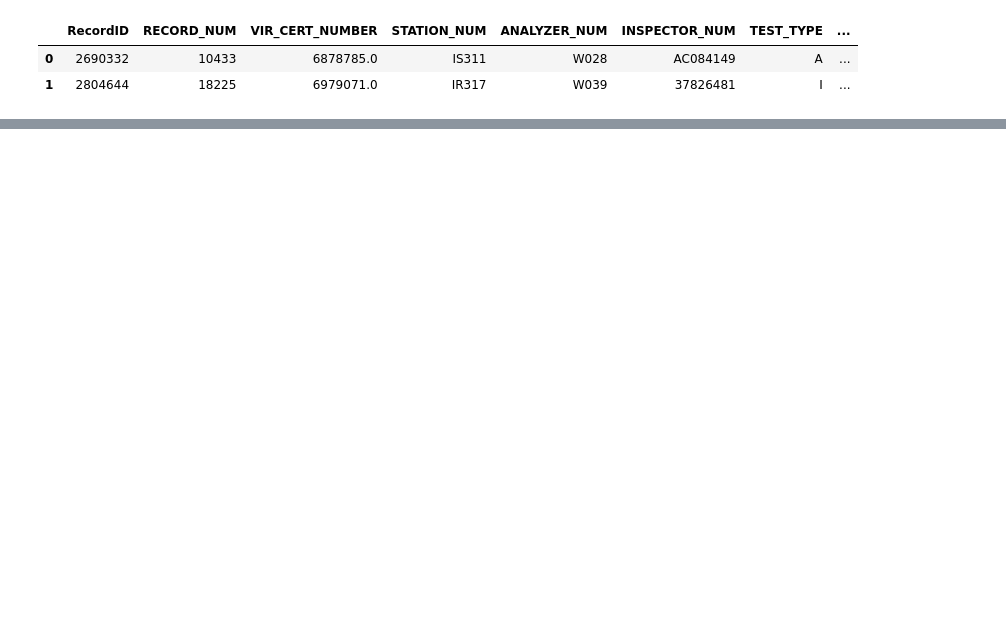
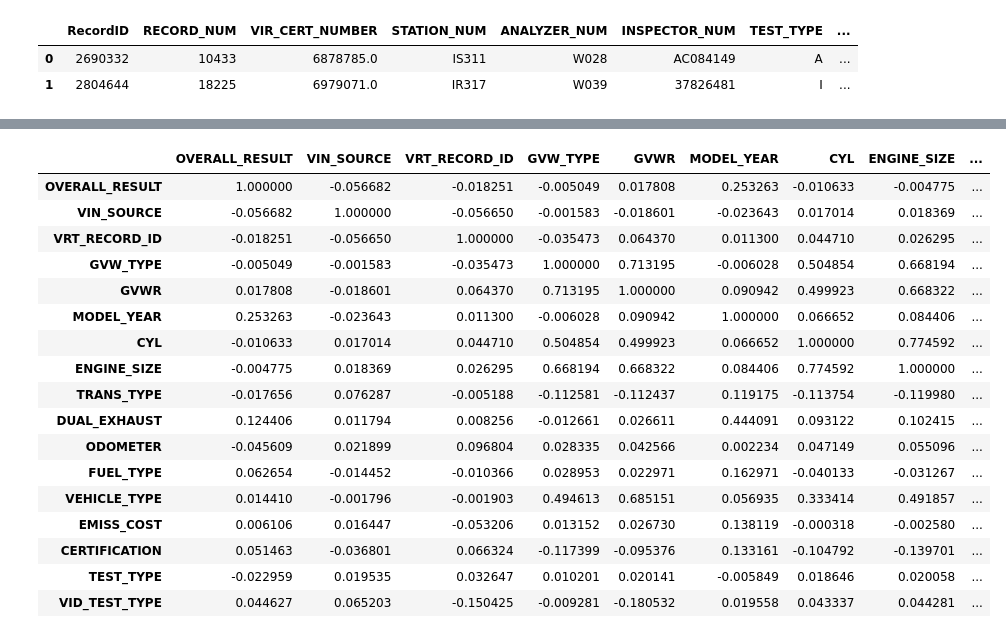
Before and after one commit to hanbo-e/wimlds_emissions, a Jupyter notebook: data_exploration_guli.ipynb, the cells around one changed output, grey strips where cells are left out. Saved outputs shown, nothing was run; the diff lists cells and outputs as text; code cells hidden in the pictures; blank space fills up the shorter version.

```diff
--- a/data_exploration_guli.ipynb
+++ b/data_exploration_guli.ipynb
@@ -28,0 +196,7 @@ print(cols[95:])
+# %%
+# add new column which has date but not hours of the day
+df['TEST_DATE'] = df['TEST_EDATE'].dt.date
+
+# keep the lastest record from the same date for each vehicle
+df = df.loc[df.groupby(['VIN', 'TEST_DATE'])['TEST_EDATE'].idxmax(),:].copy()
+df.shape
@@ -28,0 +326,22 @@ print(cols[95:])
+# %%
+# check correlations between columns
+df.corr().style.background_gradient(axis=None, cmap='coolwarm')
+# %% [output]
+|  | OVERALL_RESULT | VIN_SOURCE | VRT_RECORD_ID | GVW_TYPE | GVWR | MODEL_YEAR | CYL | ENGINE_SIZE | ... |
+| OVERALL_RESULT | 1.000000 | -0.056682 | -0.018251 | -0.005049 | 0.017808 | 0.253263 | -0.010633 | -0.004775 | ... |
+| VIN_SOURCE | -0.056682 | 1.000000 | -0.056650 | -0.001583 | -0.018601 | -0.023643 | 0.017014 | 0.018369 | ... |
+| VRT_RECORD_ID | -0.018251 | -0.056650 | 1.000000 | -0.035473 | 0.064370 | 0.011300 | 0.044710 | 0.026295 | ... |
+| GVW_TYPE | -0.005049 | -0.001583 | -0.035473 | 1.000000 | 0.713195 | -0.006028 | 0.504854 | 0.668194 | ... |
+| GVWR | 0.017808 | -0.018601 | 0.064370 | 0.713195 | 1.000000 | 0.090942 | 0.499923 | 0.668322 | ... |
+| MODEL_YEAR | 0.253263 | -0.023643 | 0.011300 | -0.006028 | 0.090942 | 1.000000 | 0.066652 | 0.084406 | ... |
+| CYL | -0.010633 | 0.017014 | 0.044710 | 0.504854 | 0.499923 | 0.066652 | 1.000000 | 0.774592 | ... |
+| ENGINE_SIZE | -0.004775 | 0.018369 | 0.026295 | 0.668194 | 0.668322 | 0.084406 | 0.774592 | 1.000000 | ... |
+| TRANS_TYPE | -0.017656 | 0.076287 | -0.005188 | -0.112581 | -0.112437 | 0.119175 | -0.113754 | -0.119980 | ... |
+| DUAL_EXHAUST | 0.124406 | 0.011794 | 0.008256 | -0.012661 | 0.026611 | 0.444091 | 0.093122 | 0.102415 | ... |
+| ODOMETER | -0.045609 | 0.021899 | 0.096804 | 0.028335 | 0.042566 | 0.002234 | 0.047149 | 0.055096 | ... |
+| FUEL_TYPE | 0.062654 | -0.014452 | -0.010366 | 0.028953 | 0.022971 | 0.162971 | -0.040133 | -0.031267 | ... |
+| VEHICLE_TYPE | 0.014410 | -0.001796 | -0.001903 | 0.494613 | 0.685151 | 0.056935 | 0.333414 | 0.491857 | ... |
+| EMISS_COST | 0.006106 | 0.016447 | -0.053206 | 0.013152 | 0.026730 | 0.138119 | -0.000318 | -0.002580 | ... |
+| CERTIFICATION | 0.051463 | -0.036801 | 0.066324 | -0.117399 | -0.095376 | 0.133161 | -0.104792 | -0.139701 | ... |
+| TEST_TYPE | -0.022959 | 0.019535 | 0.032647 | 0.010201 | 0.020141 | -0.005849 | 0.018646 | 0.020058 | ... |
+| VID_TEST_TYPE | 0.044627 | 0.065203 | -0.150425 | -0.009281 | -0.180532 | 0.019558 | 0.043337 | 0.044281 | ... |
```
Also changed, not shown: parts of 71 cells of this notebook.
